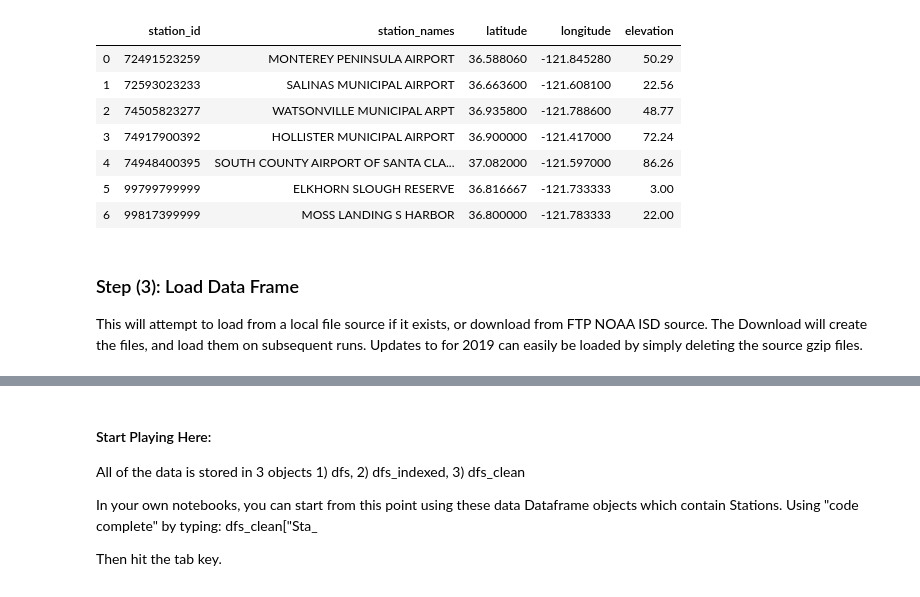
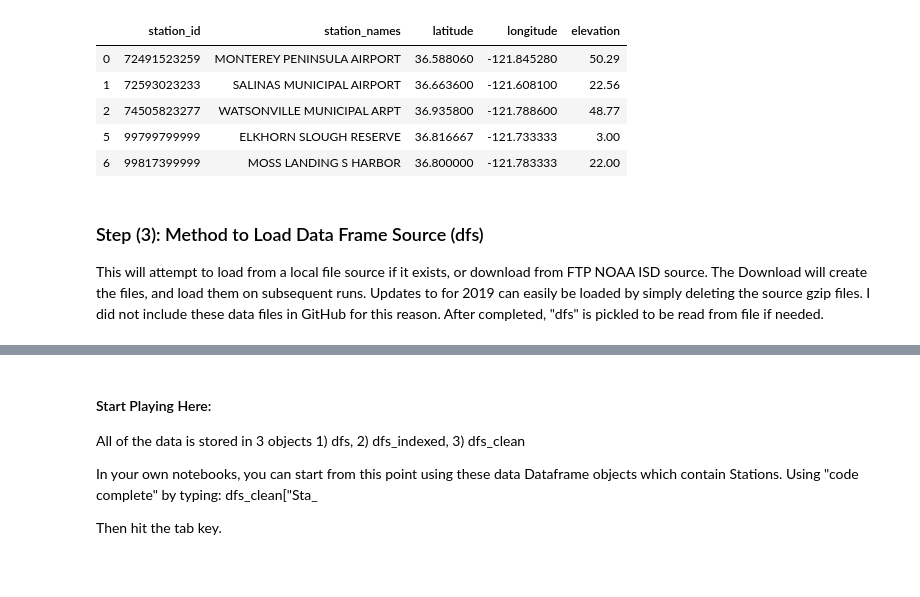
Before and after one commit to powersparks/WiDS-Weather, a Jupyter notebook: ISD-Lite-Data-Prep.ipynb, the cells around one changed output, grey strips where cells are left out. Drawn from its saved outputs; the diff is of its cells as text; code cells hidden in the pictures.

Commit message:
ran thru notebook and made sure everything still worked after edits, and checked back in

```diff
--- a/ISD-Lite-Data-Prep.ipynb
+++ b/ISD-Lite-Data-Prep.ipynb
@@ -152,28 +152,31 @@ https://gis.ncdc.noaa.gov/arcgis/rest/services/cdo/stations/MapServer
 
 #### ToDo: add REST call to query and download station data.
 # %%
-# read station li
-
+# read station list
 monterey_stations = pd.read_pickle('./data/monterey_stations.pkl')
 col_sta = ['station_id', 'station_names', 'begin_date', 'end_date', 'state', 'country', 'latitude', 'longitude', 'elevation']
 col_to_drop = ['begin_date', 'end_date', 'state', 'country']
 monterey_stations.drop(col_to_drop, axis=1, inplace=True)
-monterey_stations
+#
+monterey_stations[( monterey_stations['station_id'] == '72491523259') |
+                  ( monterey_stations['station_id'] == '72593023233') |
+                  ( monterey_stations['station_id'] == '74505823277') |
+                  ( monterey_stations['station_id'] == '99799799999') |
+                  ( monterey_stations['station_id'] == '99817399999')
+                 ]
 #missing pressure data for both Airport stations
 #   "Sta_749484_00395"
 #   "Sta_749179_00392"
 # %% [output]
 |  | station_id | station_names | latitude | longitude | elevation |
 | 0 | 72491523259 | MONTEREY PENINSULA AIRPORT | 36.588060 | -121.845280 | 50.29 |
 | 1 | 72593023233 | SALINAS MUNICIPAL AIRPORT | 36.663600 | -121.608100 | 22.56 |
 | 2 | 74505823277 | WATSONVILLE MUNICIPAL ARPT | 36.935800 | -121.788600 | 48.77 |
-| 3 | 74917900392 | HOLLISTER MUNICIPAL AIRPORT | 36.900000 | -121.417000 | 72.24 |
-| 4 | 74948400395 | SOUTH COUNTY AIRPORT OF SANTA CLA... | 37.082000 | -121.597000 | 86.26 |
 | 5 | 99799799999 | ELKHORN SLOUGH RESERVE | 36.816667 | -121.733333 | 3.00 |
 | 6 | 99817399999 | MOSS LANDING S HARBOR | 36.800000 | -121.783333 | 22.00 |
 # %% [markdown]
-### Step (3): Load Data Frame
-This will attempt to load from a local file source if it exists, or download from FTP NOAA ISD source. The Download will create the files, and load them on subsequent runs. Updates to for 2019 can easily be loaded by simply deleting the source gzip files.
+### Step (3): Method to Load Data Frame Source (dfs)
+This will attempt to load from a local file source if it exists, or download from FTP NOAA ISD source. The Download will create the files, and load them on subsequent runs. Updates to for 2019 can easily be loaded by simply deleting the source gzip files. I did not include these data files in GitHub for this reason. After completed, "dfs" is pickled to be read from file if needed.
 # %%
 dfs = {}
 col_fixed_width_names = ['year','month','day','hour','tempC10', 'dewC10', 'preshPa10' ,'windDeg','windMtPs10','skyCode','precip1hr','precip6hr']
```
Also changed, not shown: parts of 24 cells of this notebook.
